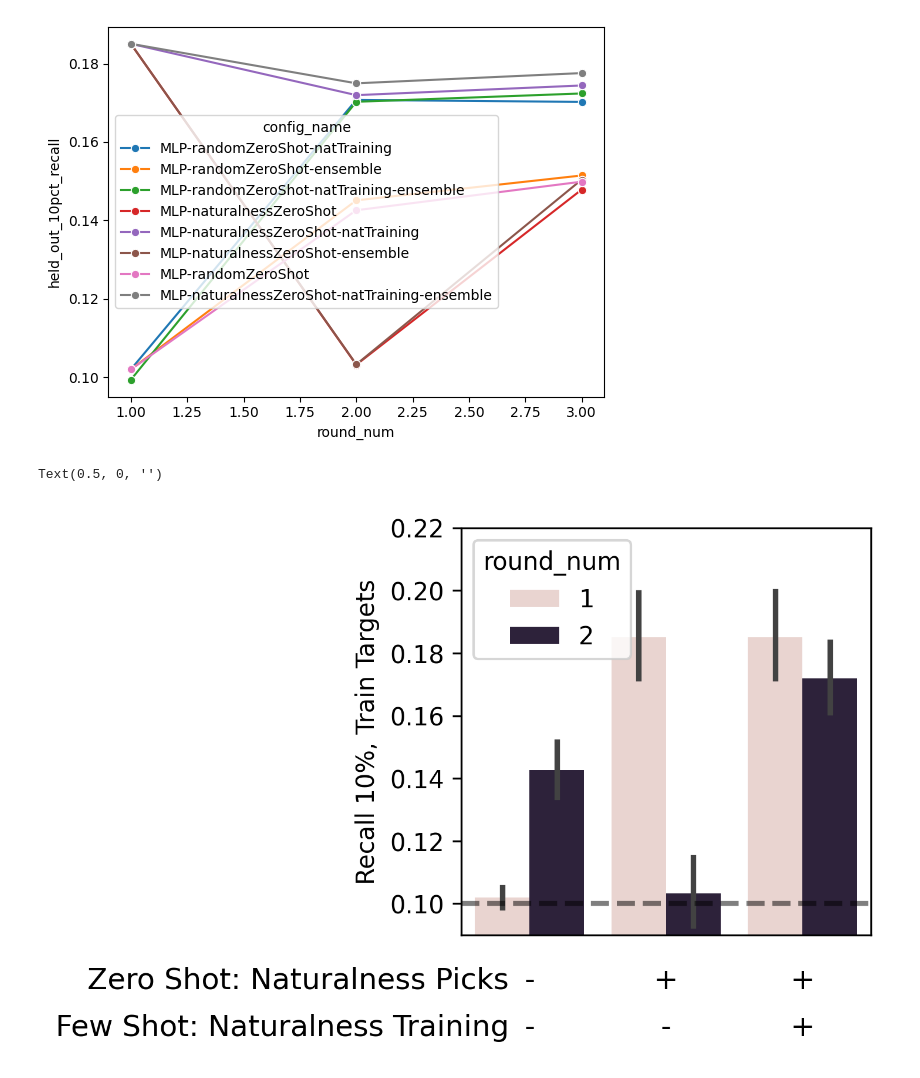
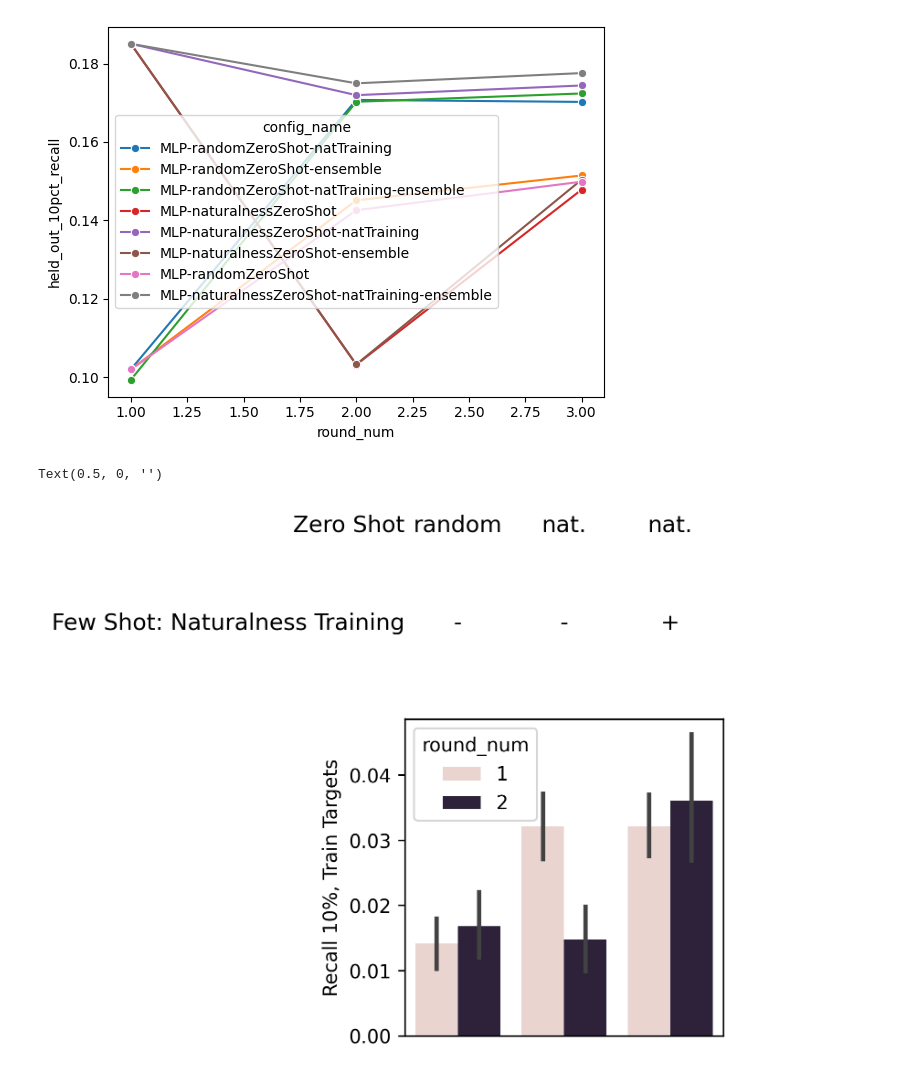
Before and after one commit to JBEI/foldy-internal, a Jupyter notebook: backend/src/notebooks/jacob/paperplots/250716_fig3_r1_tension.ipynb, the cells around one changed output. Cells and saved outputs as stored; diff of their text form; code cells hidden in the pictures.

```diff
--- a/backend/src/notebooks/jacob/paperplots/250716_fig3_r1_tension.ipynb
+++ b/backend/src/notebooks/jacob/paperplots/250716_fig3_r1_tension.ipynb
@@ -36,7 +36,7 @@ sns.lineplot(
 <Axes: xlabel='round_num', ylabel='held_out_10pct_recall'>
 [figure]
 # %%
-METRIC = 'held_out_10pct_recall'
+METRIC = 'held_out_1pct_recall'
 
 configs = [
     ('MLP-randomZeroShot', 'Random First Round'),
@@ -50,36 +50,36 @@ plot_df['config_name'] = plot_df['config_name'].apply(lambda x: dict(configs).ge
 
 plt.figure(figsize=(3, 3), dpi=300)
 ax = sns.barplot(
     data=plot_df[(plot_df.round_num <= 2) & (plot_df.config_name.isin([c for _, c in configs]))],
     x='config_name',
     y=METRIC,
     hue='round_num',
     order=[c for _, c in configs],
 )
 
 treatment_matrix = [
-    ['-', '+', '+'],
+    ['random', 'nat.', 'nat.'],
     ['-', '-', '+'],
 ]
 
-row_labels = ['Zero Shot: Naturalness Picks', 'Few Shot: Naturalness Training']
+row_labels = ['Zero Shot', 'Few Shot: Naturalness Training']
 for i, label in enumerate(row_labels):
     y = 0.08 - i * 0.015  # control vertical spacing
     for j, sym in enumerate(treatment_matrix[i]):
         ax.text(j, y, sym, ha='center', va='top', fontsize=12)
     # Optional: add row label on the left
-    ax.text(-0.15, y, label, ha='right', va='top', fontsize=12)
+    ax.text(-0.5, y, label, ha='right', va='top', fontsize=12)
 
 # Clean up plot
-ax.set_ylim(0.09, 0.22)
+# ax.set_ylim(0.09, 0.22)
 ax.set_ylabel('Recall 10%, Train Targets')
 # ax.spines['bottom'].set_visible(False)
 ax.tick_params(axis='x', length=0)
 ax.set_xticks([])  # hide original x-axis labels if desired
-ax.axhline(y=0.1, color='black', linewidth=2, alpha=0.5, linestyle='--', label='Random Baseline')
+# ax.axhline(y=0.1, color='black', linewidth=2, alpha=0.5, linestyle='--', label='Random Baseline')
 
 
 plt.xlabel('')
 # %% [output]
 Text(0.5, 0, '')
-[figure, old version]
+[figure, new version]
```
Also changed, not shown: 8 other files.
